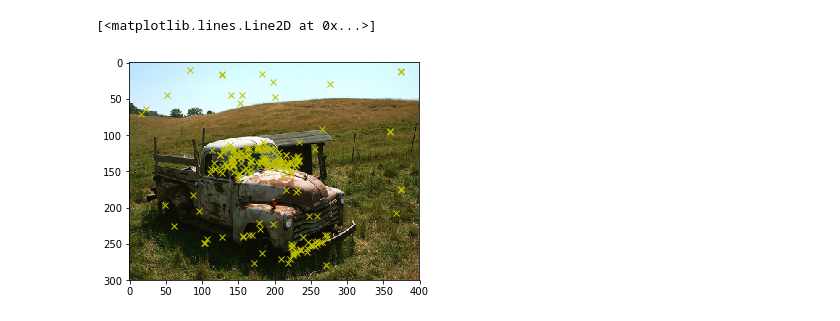
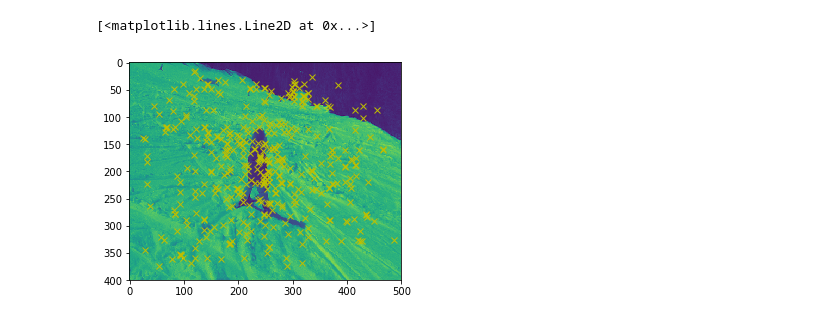
Before and after one commit to srini-cmu/specialized-superpoint, a Jupyter notebook: homography.ipynb, the cells around one changed output. Cells and saved outputs as stored; diff of their text form; code cells hidden in the pictures.

```diff
--- a/homography.ipynb
+++ b/homography.ipynb
@@ -120,20 +122,23 @@ criterion = nn.Softmax(dim=1) #reduction='elementwise_sum')
 # load in images
 img_dir = '../test_coco/'
 imgsList = os.listdir(img_dir)
-clr_imgs = [Image.open(img_dir+img).resize((400,300),Image.ANTIALIAS) for img in imgsList]
+clr_imgs = [Image.open(img_dir+img).resize((500,400),Image.ANTIALIAS) for img in imgsList]
 
-net = model.eval()
+# net = model.eval()
 
-a = {}
-with torch.no_grad():
-    a = homography_adaptation(clr_imgs[0].convert('L'), net, config)
-    a['prob_orig'], _ = net(torch.from_numpy(np.array(clr_imgs[0].convert('L'))).unsqueeze(0).unsqueeze(1).float().to(DEVICE))
-    a['num'] = config['num']
+# a = {}
+# with torch.no_grad():
+#     a = homography_adaptation(clr_imgs[5].convert('L'), net, config)
+#     a['prob_orig'], _ = net(torch.from_numpy(np.array(clr_imgs[0].convert('L'))).unsqueeze(0).unsqueeze(1).float().to(DEVICE))
+#     a['num'] = config['num']
 
-print('prob shape:',a['prob'].shape)
-print('images shape:',a['images'].shape)
-print('counts shape:',a['counts'].shape)
-print('patches shape:',len(a['patches']))
+# print('prob shape:',a['prob'].shape)
+# print('images shape:',a['images'].shape)
+# print('counts shape:',a['counts'].shape)
+# print('patches shape:',len(a['patches']))
 
-show_results(a,10)
+# show_results(a,10)
+
+clr_img_array = np.array(clr_imgs[5].convert('L'))
+print(clr_img_array.shape)
 # %% [output]
@@ -146,14 +146,14 @@ patches shape: 10
 # %%
 # example usage of homo_adapt_helper
-pts = homo_adapt_helper(clr_imgs[0].convert('L'),model)
+pts = homo_adapt_helper(clr_img_array,model)
 
 # show selected points
 fig=plt.figure()
-plt.imshow(clr_imgs[0])
+plt.imshow(Image.fromarray(clr_img_array))
 plt.plot(pts[:,1],pts[:,0],'xy')
 # %% [output]
 [<matplotlib.lines.Line2D at 0x...>]
-[figure, old version]
+[figure, new version]
 # %%
 def homo_adapt_helper(image, net):
     """
```
Also changed, not shown: parts of 4 cells of this notebook, 2 other files.
